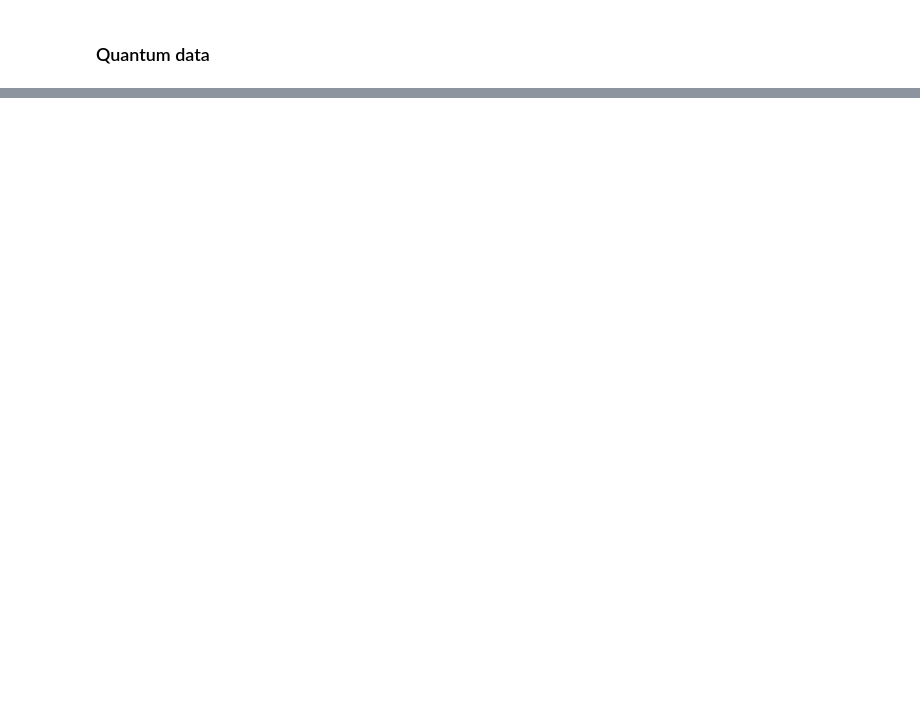
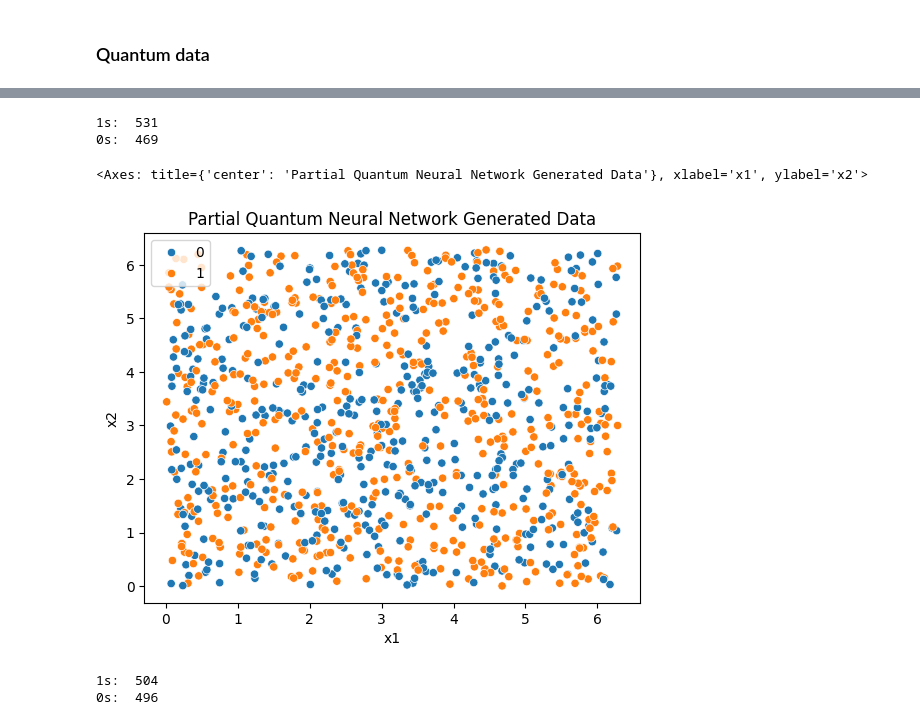
Before and after one commit to wvenemans/aQa-Final-Project, a Jupyter notebook: main.ipynb, the cells around one changed output, grey strips where cells are left out. Saved outputs shown, nothing was run; the diff lists cells and outputs as text; code cells hidden in the pictures; blank space fills up the shorter version.

```diff
--- a/main.ipynb
+++ b/main.ipynb
@@ -195,0 +415,42 @@ sns.scatterplot(x=quantumData[:,0], y=quantumData[:,1], hue=quantumLabels, ax=ax
+# %%
+partialQuantumData = generateQuantumSamples(1000)
+partialQuantumLabels = [runPartialCircuit(quantumData[i,:], randomRotations) for i in range(len(quantumData))]
+
+onelabel = zerolabel = 0
+
+for i in range(len(partialQuantumLabels)):
+    if partialQuantumLabels[i] > 0.5:
+        partialQuantumLabels[i] = 1
+        onelabel += 1
+    else:
+        partialQuantumLabels[i] = 0
+        zerolabel += 1
+# %% [output]
+1s:  531
+0s:  469
+# %%
+fig, ax = plt.subplots()
+ax.set_title('Partial Quantum Neural Network Generated Data')
+ax.set_ylabel('x2')
+ax.set_xlabel('x1')
+sns.scatterplot(x=partialQuantumData[:,0], y=partialQuantumData[:,1], hue=partialQuantumLabels, ax=ax)
+fig.savefig('figures/partialQuantumData.png')
+# %% [output]
+<Axes: title={'center': 'Partial Quantum Neural Network Generated Data'}, xlabel='x1', ylabel='x2'>
+[figure, added]
+# %%
+reuploadQuantumData = generateQuantumSamples(1000)
+reuploadQuantumLabels = [runReuploadCircuit(quantumData[i,:], randomRotations) for i in range(len(quantumData))]
+
+onelabel = zerolabel = 0
+
+for i in range(len(reuploadQuantumLabels)):
+    if reuploadQuantumLabels[i] > 0.5:
+        reuploadQuantumLabels[i] = 1
+        onelabel += 1
+    else:
+        reuploadQuantumLabels[i] = 0
+        zerolabel += 1
+# %% [output]
+1s:  504
+0s:  496
```
Also changed, not shown: parts of 42 cells of this notebook.
